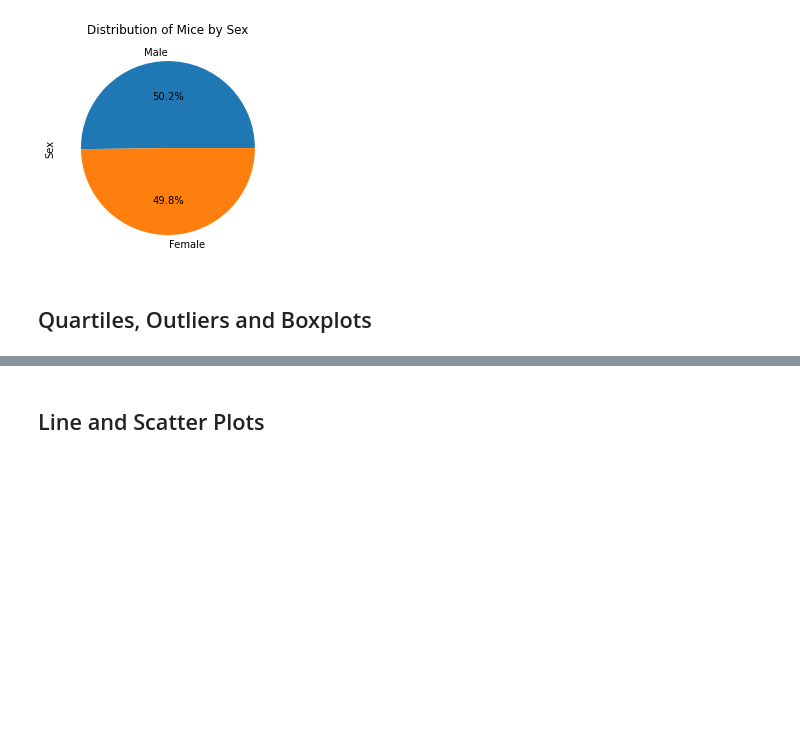
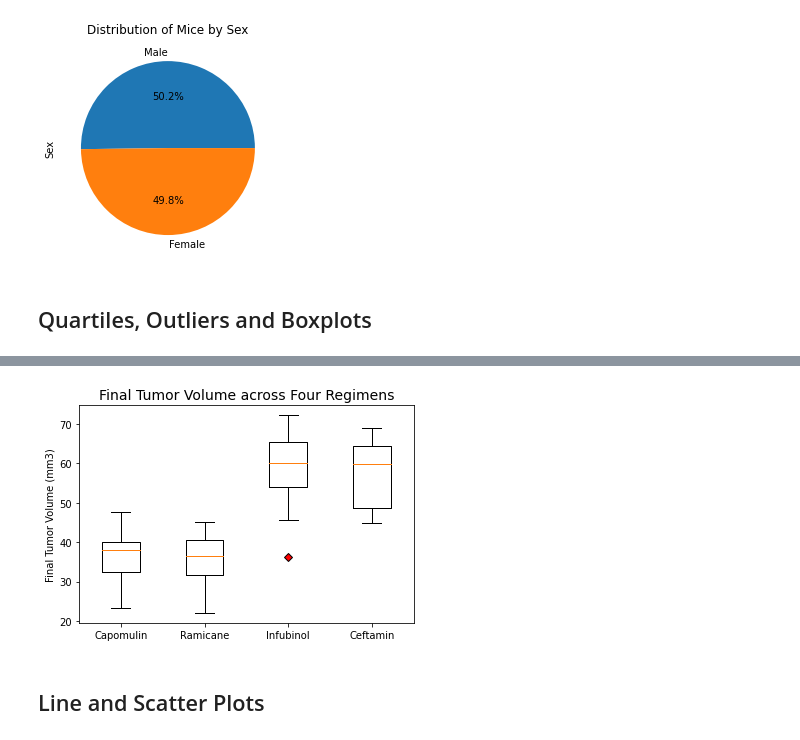
Before and after one commit to 2Delta/Matplotlib-Challenge, a Jupyter notebook: Pymaceuticals/pymaceuticals_starter.ipynb, the cells around one changed output, grey strips where cells are left out. Saved outputs shown, nothing was run; the diff lists cells and outputs as text; code cells hidden in the pictures; blank space fills up the shorter version.

Commit message:
completed through BoxPlots

```diff
--- a/Pymaceuticals/pymaceuticals_starter.ipynb
+++ b/Pymaceuticals/pymaceuticals_starter.ipynb
@@ -200,16 +200,12 @@ Text(0, 0.5, 'Sex')
 # Calculate the final tumor volume of each mouse across four of the treatment regimens:
 # Capomulin, Ramicane, Infubinol, and Ceftamin
 
-capomulin_df = data_claned.loc[data_claned["Drug Regimen"] == "Capomulin",:]
-ramicane_df = data_claned.loc[data_claned["Drug Regimen"] == "Ramicane", :]
-infubinol_df = data_claned.loc[data_claned["Drug Regimen"] == "Infubinol", :]
-ceftamin_df = data_claned.loc[data_claned["Drug Regimen"] == "Ceftamin", :]
-
 # Start by getting the last (greatest) timepoint for each mouse
 
-capomulin_last = capomulin_df.groupby('Mouse ID').max()['Timepoint']
-ramicane_last = ramicane_df.groupby('Mouse ID').max()['Timepoint']
-infubinol_last = infubinol_df.groupby('Mouse ID').max()['Timepoint']
-ceftamin_last = ceftamin_df.groupby('Mouse ID').max()['Timepoint']
+time_last = data_cleaned.groupby("Mouse ID")
+time_last = time_last["Timepoint"].max()
+time_last_df = pd.DataFrame(time_last)
 
 # Merge this group df with the original dataframe to get the tumor volume at the last timepoint
+tumor_df = pd.merge(time_last_df, data_cleaned, on = ["Mouse ID","Timepoint"])
+tumor_df.head()
@@ -233,5 +289,14 @@ ceftamin_last = ceftamin_df.groupby('Mouse ID').max()['Timepoint']
 # %%
 # Generate a box plot of the final tumor volume of each mouse across four regimens of interest
+red_diamond = dict(markerfacecolor = "r", marker = "D")
+fig1, ax1 = plt.subplots()
+ax1.set_ylabel("Final Tumor Volume (mm3)")
+ax1.boxplot(tumor_ls, flierprops = red_diamond)
+ax1.set_title("Final Tumor Volume across Four Regimens", fontsize = 14)
+ax1.set_xticklabels(drugs)
+plt.show()
+# %% [output]
+[figure, added]
 # %% [markdown]
 ## Line and Scatter Plots
 # %%
```
Also changed, not shown: parts of 3 cells of this notebook.
